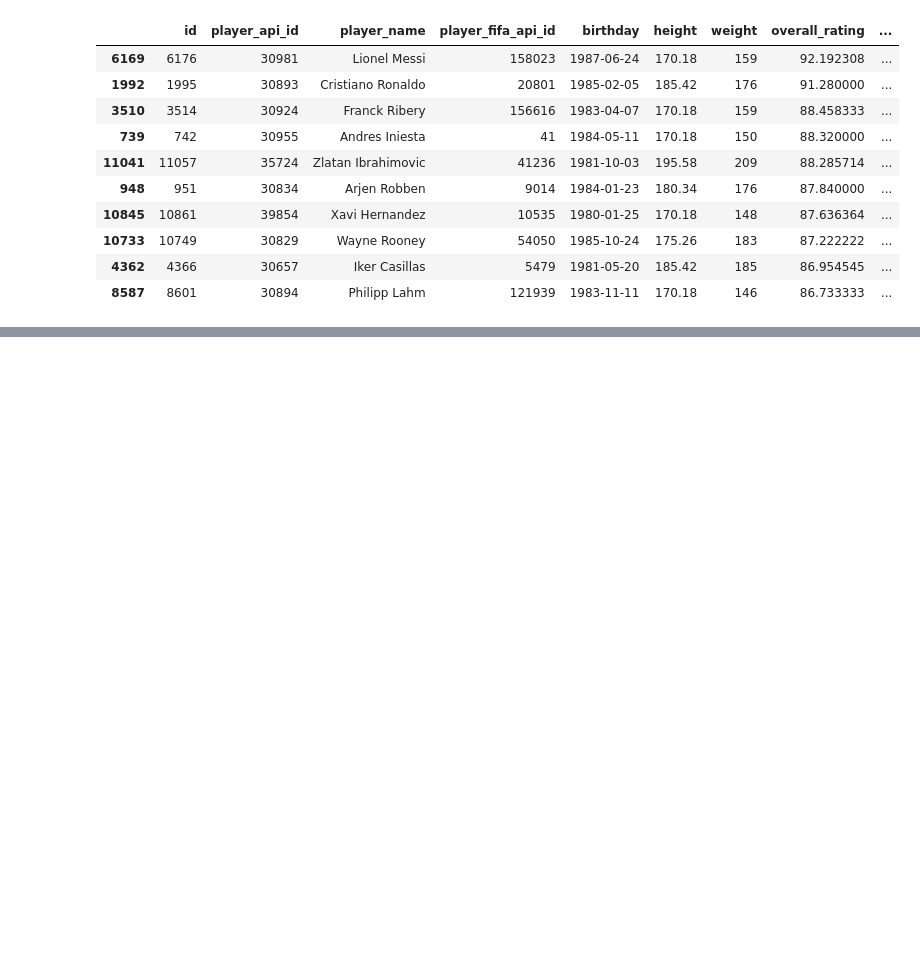
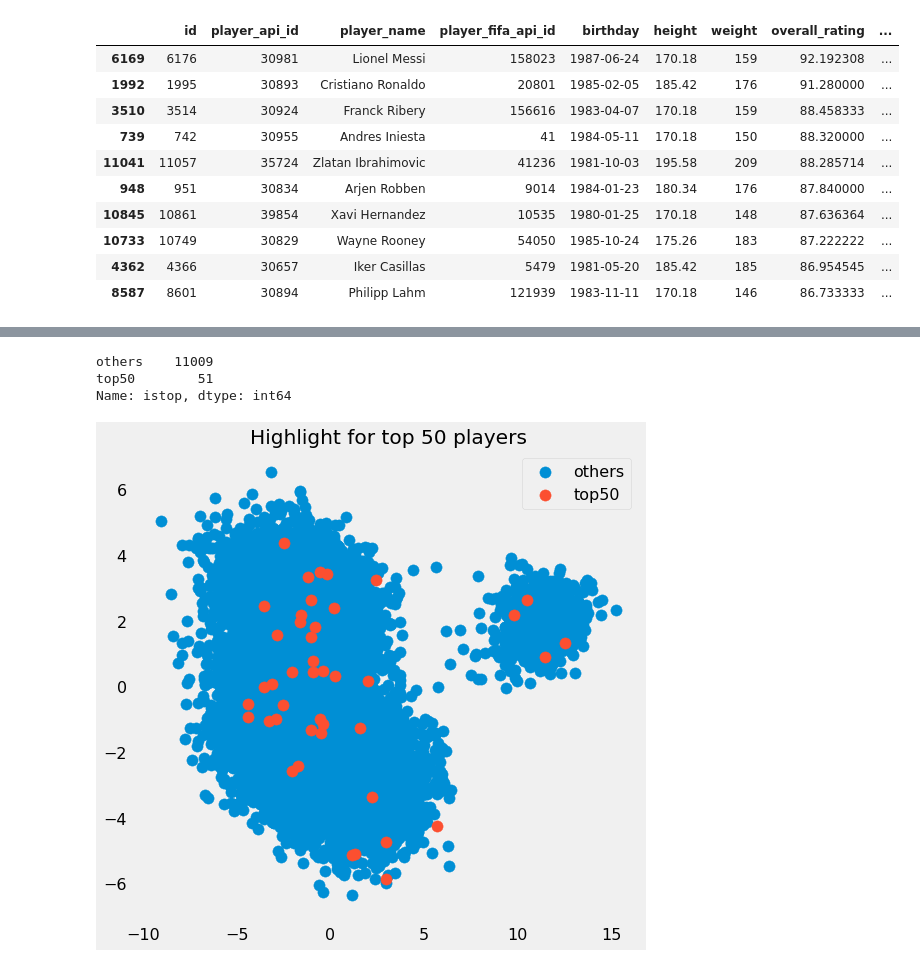
Before and after one commit to rlavelli/python_notebooks, a Jupyter notebook: european_soccer_database_kaggle.ipynb, the cells around one changed output, grey strips where cells are left out. Saved outputs shown, nothing was run; the diff lists cells and outputs as text; code cells hidden in the pictures; blank space fills up the shorter version.

```diff
--- a/european_soccer_database_kaggle.ipynb
+++ b/european_soccer_database_kaggle.ipynb
@@ -246,0 +297,9 @@ plt.show()
+# %%
+# top 50 players position
+top = players_complete.sort_values('overall_rating', ascending=False).head(50).player_api_id
+top50 = players_complete.player_name[top.index]
+others = players_complete.player_name[~players_complete.player_name.isin(top.index)]
+
+# add info apply(lambda x: np.nan if x < 90 else x)
+prcomp_df['istop'] = prcomp_df.player_name.apply(lambda x: np.where(x in top50.values, 'top50', 'others'))
+prcomp_df.head()
@@ -246,0 +313,23 @@ plt.show()
+# %%
+prcomp_df.istop.value_counts()
+# %% [output]
+others    11009
+top50        51
+Name: istop, dtype: int64
+# %%
+# let's highlight the top 50 players in the PCA plot
+# could it be that the second smaller group is for goalies?
+targets = ["others", "top50"]
+colors = ["r", "b"]
+
+fig = plt.figure(figsize = (8,8))
+ax = fig.add_subplot(1,1,1)
+ax.set_title("Highlight for top 50 players")
+
+for target, color in zip(targets, colors):
+    indices = prcomp_df["istop"] == target
+    ax.scatter(prcomp_df[indices].PC1, prcomp_df[indices].PC2)
+ax.legend(targets)
+ax.grid()
+# %% [output]
+[figure, added]
```
Also changed, not shown: parts of 8 cells of this notebook.
